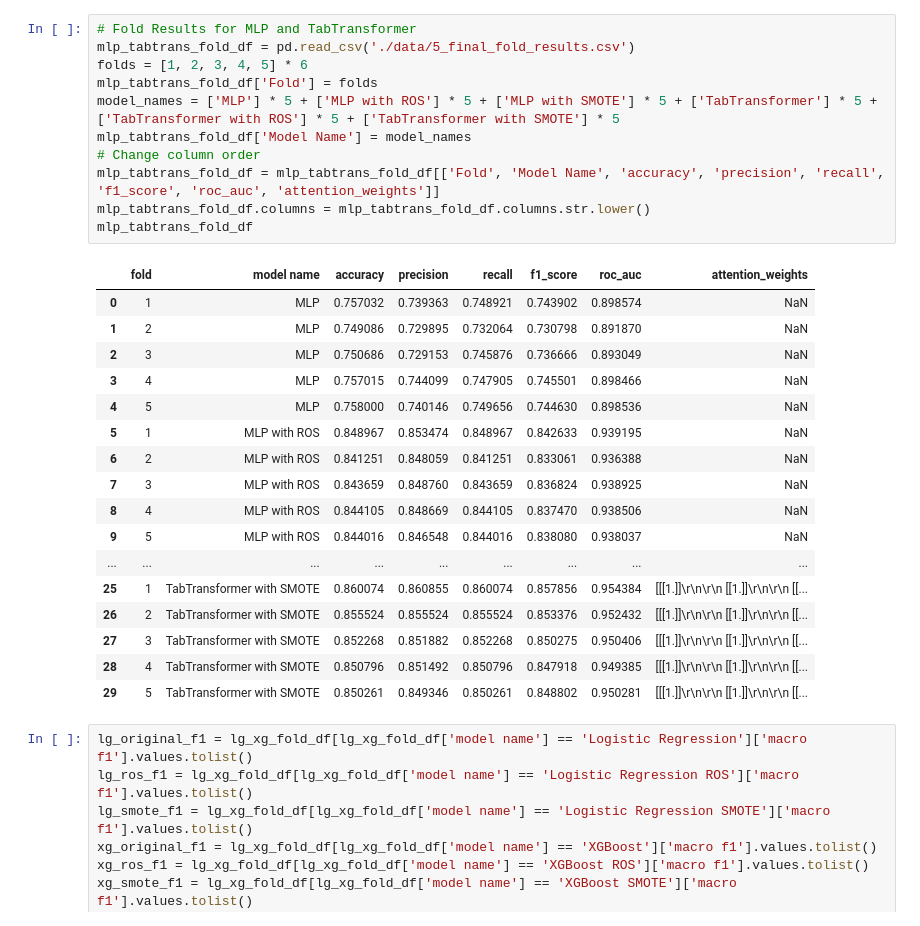
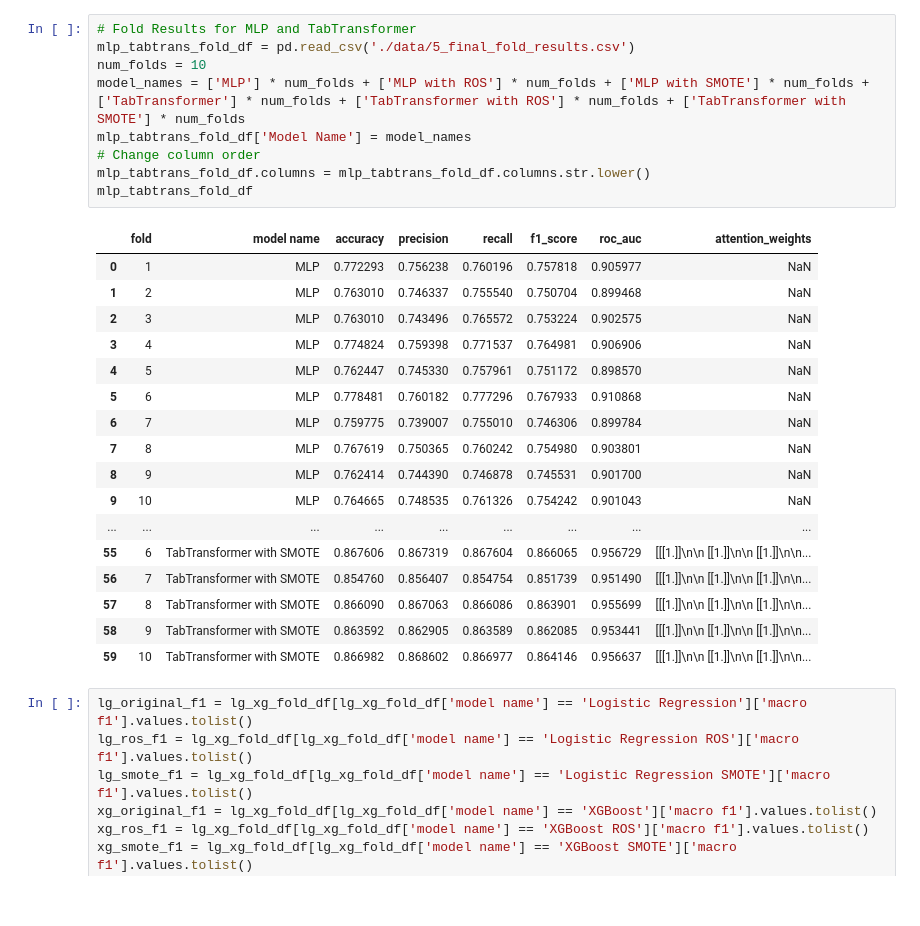
Before and after one commit to caozeze/AML_Finance, a Jupyter notebook: 7_statistical_test.ipynb, the cells around one changed output. Cells and saved outputs as stored; diff of their text form.

```diff
--- a/7_statistical_test.ipynb
+++ b/7_statistical_test.ipynb
@@ -30,32 +31,30 @@ lg_xg_fold_df
 # %%
 # Fold Results for MLP and TabTransformer
 mlp_tabtrans_fold_df = pd.read_csv('./data/5_final_fold_results.csv')
-folds = [1, 2, 3, 4, 5] * 6
-mlp_tabtrans_fold_df['Fold'] = folds
-model_names = ['MLP'] * 5 + ['MLP with ROS'] * 5 + ['MLP with SMOTE'] * 5 + ['TabTransformer'] * 5 + ['TabTransformer with ROS'] * 5 + ['TabTransformer with SMOTE'] * 5
+num_folds = 10
+model_names = ['MLP'] * num_folds + ['MLP with ROS'] * num_folds + ['MLP with SMOTE'] * num_folds + ['TabTransformer'] * num_folds + ['TabTransformer with ROS'] * num_folds + ['TabTransformer with SMOTE'] * num_folds
 mlp_tabtrans_fold_df['Model Name'] = model_names
 # Change column order
-mlp_tabtrans_fold_df = mlp_tabtrans_fold_df[['Fold', 'Model Name', 'accuracy', 'precision', 'recall', 'f1_score', 'roc_auc', 'attention_weights']]
 mlp_tabtrans_fold_df.columns = mlp_tabtrans_fold_df.columns.str.lower()
 mlp_tabtrans_fold_df
 # %% [output]
 |  | fold | model name | accuracy | precision | recall | f1_score | roc_auc | attention_weights |
-| 0 | 1 | MLP | 0.757032 | 0.739363 | 0.748921 | 0.743902 | 0.898574 | NaN |
-| 1 | 2 | MLP | 0.749086 | 0.729895 | 0.732064 | 0.730798 | 0.891870 | NaN |
-| 2 | 3 | MLP | 0.750686 | 0.729153 | 0.745876 | 0.736666 | 0.893049 | NaN |
-| 3 | 4 | MLP | 0.757015 | 0.744099 | 0.747905 | 0.745501 | 0.898466 | NaN |
-| 4 | 5 | MLP | 0.758000 | 0.740146 | 0.749656 | 0.744630 | 0.898536 | NaN |
-| 5 | 1 | MLP with ROS | 0.848967 | 0.853474 | 0.848967 | 0.842633 | 0.939195 | NaN |
-| 6 | 2 | MLP with ROS | 0.841251 | 0.848059 | 0.841251 | 0.833061 | 0.936388 | NaN |
-| 7 | 3 | MLP with ROS | 0.843659 | 0.848760 | 0.843659 | 0.836824 | 0.938925 | NaN |
-| 8 | 4 | MLP with ROS | 0.844105 | 0.848669 | 0.844105 | 0.837470 | 0.938506 | NaN |
-| 9 | 5 | MLP with ROS | 0.844016 | 0.846548 | 0.844016 | 0.838080 | 0.938037 | NaN |
+| 0 | 1 | MLP | 0.772293 | 0.756238 | 0.760196 | 0.757818 | 0.905977 | NaN |
+| 1 | 2 | MLP | 0.763010 | 0.746337 | 0.755540 | 0.750704 | 0.899468 | NaN |
+| 2 | 3 | MLP | 0.763010 | 0.743496 | 0.765572 | 0.753224 | 0.902575 | NaN |
+| 3 | 4 | MLP | 0.774824 | 0.759398 | 0.771537 | 0.764981 | 0.906906 | NaN |
+| 4 | 5 | MLP | 0.762447 | 0.745330 | 0.757961 | 0.751172 | 0.898570 | NaN |
+| 5 | 6 | MLP | 0.778481 | 0.760182 | 0.777296 | 0.767933 | 0.910868 | NaN |
+| 6 | 7 | MLP | 0.759775 | 0.739007 | 0.755010 | 0.746306 | 0.899784 | NaN |
+| 7 | 8 | MLP | 0.767619 | 0.750365 | 0.760242 | 0.754980 | 0.903801 | NaN |
+| 8 | 9 | MLP | 0.762414 | 0.744390 | 0.746878 | 0.745531 | 0.901700 | NaN |
+| 9 | 10 | MLP | 0.764665 | 0.748535 | 0.761326 | 0.754242 | 0.901043 | NaN |
 | ... | ... | ... | ... | ... | ... | ... | ... | ... |
-| 25 | 1 | TabTransformer with SMOTE | 0.860074 | 0.860855 | 0.860074 | 0.857856 | 0.954384 | [[[1.]]\r\n\r\n [[1.]]\r\n\r\n [[... |
-| 26 | 2 | TabTransformer with SMOTE | 0.855524 | 0.855524 | 0.855524 | 0.853376 | 0.952432 | [[[1.]]\r\n\r\n [[1.]]\r\n\r\n [[... |
-| 27 | 3 | TabTransformer with SMOTE | 0.852268 | 0.851882 | 0.852268 | 0.850275 | 0.950406 | [[[1.]]\r\n\r\n [[1.]]\r\n\r\n [[... |
-| 28 | 4 | TabTransformer with SMOTE | 0.850796 | 0.851492 | 0.850796 | 0.847918 | 0.949385 | [[[1.]]\r\n\r\n [[1.]]\r\n\r\n [[... |
-| 29 | 5 | TabTransformer with SMOTE | 0.850261 | 0.849346 | 0.850261 | 0.848802 | 0.950281 | [[[1.]]\r\n\r\n [[1.]]\r\n\r\n [[... |
+| 55 | 6 | TabTransformer with SMOTE | 0.867606 | 0.867319 | 0.867604 | 0.866065 | 0.956729 | [[[1.]]\n\n [[1.]]\n\n [[1.]]\n\n... |
+| 56 | 7 | TabTransformer with SMOTE | 0.854760 | 0.856407 | 0.854754 | 0.851739 | 0.951490 | [[[1.]]\n\n [[1.]]\n\n [[1.]]\n\n... |
+| 57 | 8 | TabTransformer with SMOTE | 0.866090 | 0.867063 | 0.866086 | 0.863901 | 0.955699 | [[[1.]]\n\n [[1.]]\n\n [[1.]]\n\n... |
+| 58 | 9 | TabTransformer with SMOTE | 0.863592 | 0.862905 | 0.863589 | 0.862085 | 0.953441 | [[[1.]]\n\n [[1.]]\n\n [[1.]]\n\n... |
+| 59 | 10 | TabTransformer with SMOTE | 0.866982 | 0.868602 | 0.866977 | 0.864146 | 0.956637 | [[[1.]]\n\n [[1.]]\n\n [[1.]]\n\n... |
 # %%
 lg_original_f1 = lg_xg_fold_df[lg_xg_fold_df['model name'] == 'Logistic Regression']['macro f1'].values.tolist()
 lg_ros_f1 = lg_xg_fold_df[lg_xg_fold_df['model name'] == 'Logistic Regression ROS']['macro f1'].values.tolist()
```
Also changed, not shown: parts of 9 cells of this notebook, 44 other files.
